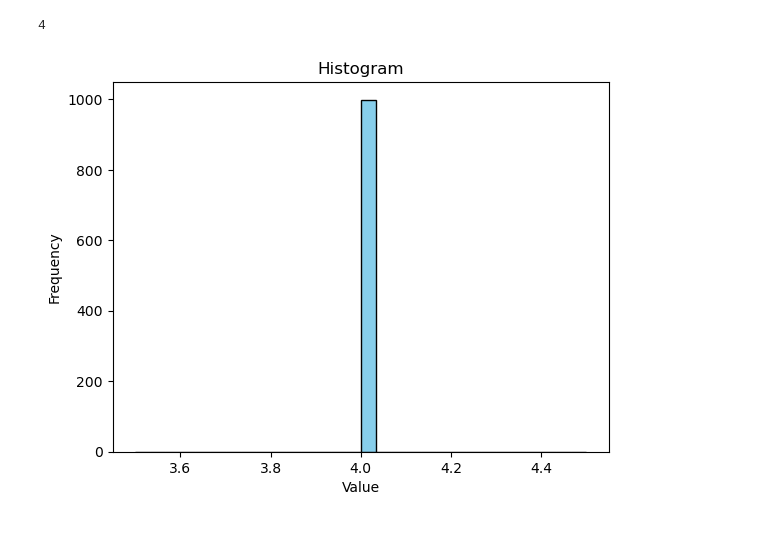
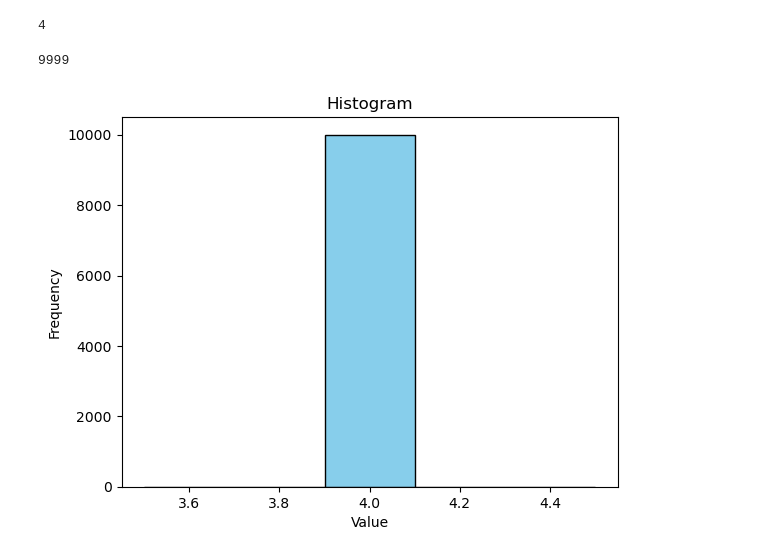
Before and after one commit to LorenzoPannacci/NBD-HW1, a Jupyter notebook: assignment_2.ipynb, the cells around one changed output. Drawn from its saved outputs; the diff is of its cells as text; code cells hidden in the pictures.

```diff
--- a/assignment_2.ipynb
+++ b/assignment_2.ipynb
@@ -603,16 +603,20 @@ np.min(data)
 np.max(data)
 # %% [output]
 4
+# %%
+len(data)
+# %% [output]
+9999
 # %%
 # Plot histogram
-plt.hist(data, bins=30, color='skyblue', edgecolor='black')
+plt.hist(data, bins=5, color='skyblue', edgecolor='black')
 
 # Add labels and title
 plt.xlabel('Value')
 plt.ylabel('Frequency')
 plt.title('Histogram')
 
 # Show plot
 plt.show()
 # %% [output]
-[figure, old version]
+[figure, new version]
```
Also changed, not shown: parts of 1 cell of this notebook, 7 other files.
